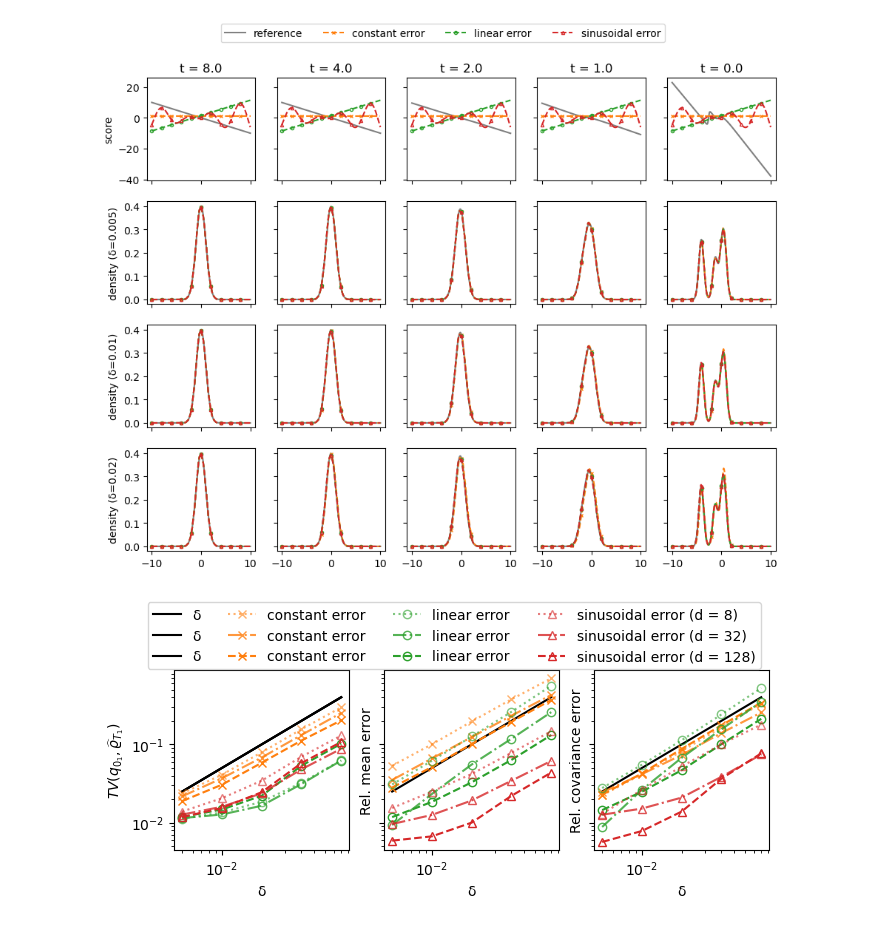
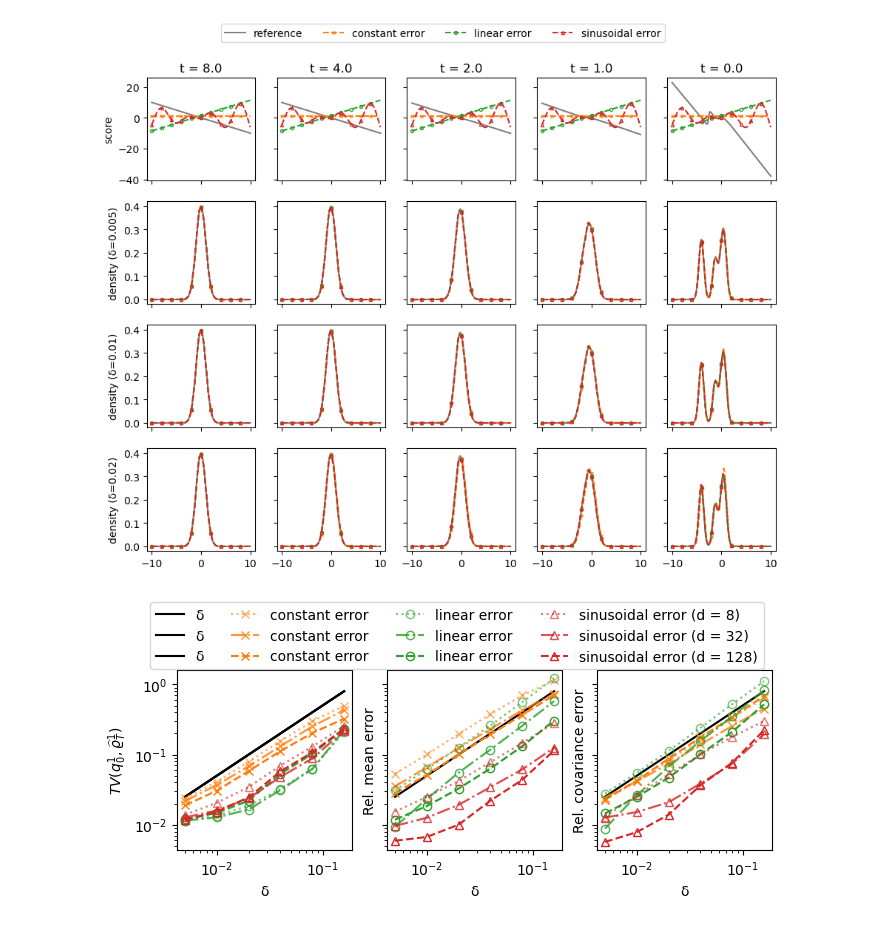
Before and after one commit to Zhengyu-Huang/InverseProblems.jl, a Jupyter notebook: Diffusion/Gaussian-mixture-density.ipynb, the cells around one changed output. Saved outputs shown, nothing was run; the diff lists cells and outputs as text; code cells hidden in the pictures.

```diff
--- a/Diffusion/Gaussian-mixture-density.ipynb
+++ b/Diffusion/Gaussian-mixture-density.ipynb
@@ -686,8 +686,8 @@ rcove   = norm((YT' - ones(Ny)*GM_mean_esti')'*(YT' - ones(Ny)*GM_mean_esti')/Ny
 # %%
 dims = [8; 32; 128]
 error_types = ["constant"; "linear"; "sinusoidal"]
-δs = [0.005; 0.01; 0.02; 0.04; 0.08]
-Nts= [96;   64;   48;   32;   24]
+δs = [0.005; 0.01; 0.02; 0.04; 0.08; 0.16]
+Nts= [96;   64;   48;   32;   24; 16]
 Ntype = length(error_types)
 Nδ = length(δs)
 Ndim = length(dims)
@@ -838,28 +838,28 @@ fig.savefig("high-D-ode-density.pdf")
 # %%
 fig, ax = PyPlot.subplots(nrows = 1, ncols=3, sharex=true, sharey="row", figsize=(7, 3.0))
 for i = 1:3
     ax[i].loglog(δs, 5δs, "-", color = "black", fillstyle="none", label="δ")
     ax[i].set_xlabel("δ");
 end
 ax[1].loglog(δs, 5δs, "-", color = "black", fillstyle="none", label="δ")
 ax[1].loglog(δs, 5δs, "-", color = "black", fillstyle="none", label="δ")
 
 linestyles = ["dotted"; "dashdot"; "--"]
 alphas =[0.6; 0.8; 1.0]
 for itype = 1:Ntype
     for idim = 1:Ndim
         label = ( itype == Ntype ? error_types[itype]*" error (d = "* string(dims[idim]) * ")" : error_types[itype]*" error" )
         ax[1].loglog(δs, TVes[idim, itype, :], linestyle=linestyles[idim], marker=markers[itype], color = "C"*string(itype), alpha =alphas[idim], fillstyle="none", label = label)
         ax[2].loglog(δs, rmeanes[idim, itype, :], linestyle=linestyles[idim], marker=markers[itype], color = "C"*string(itype), alpha =alphas[idim], fillstyle="none", label = label)
         ax[3].loglog(δs, rcoves[idim, itype, :], linestyle=linestyles[idim], marker=markers[itype], color = "C"*string(itype), alpha =alphas[idim], fillstyle="none", label = label)
     end
 end
 handles, labels = ax[1,1].get_legend_handles_labels()
 fig.legend(handles,labels,loc = "upper center",bbox_to_anchor=(0.5,1.0),ncols=4)
-ax[1].set_ylabel(L"TV(q_{0_1},\widehat{\varrho}_{T_1})")
+ax[1].set_ylabel(L"TV(q^1_{0},\widehat{\varrho}^1_{T})")
 ax[2].set_ylabel("Rel. mean error")
 ax[3].set_ylabel("Rel. covariance error")
 fig.subplots_adjust(bottom=0.15,top=0.75,left=0.1,right=0.95,hspace=0.2)
 fig.savefig("high-D-ode-error.pdf")
 # %% [output]
-[figure, old version]
+[figure, new version]
```
Also changed, not shown: parts of 7 cells of this notebook, 1 other file.
